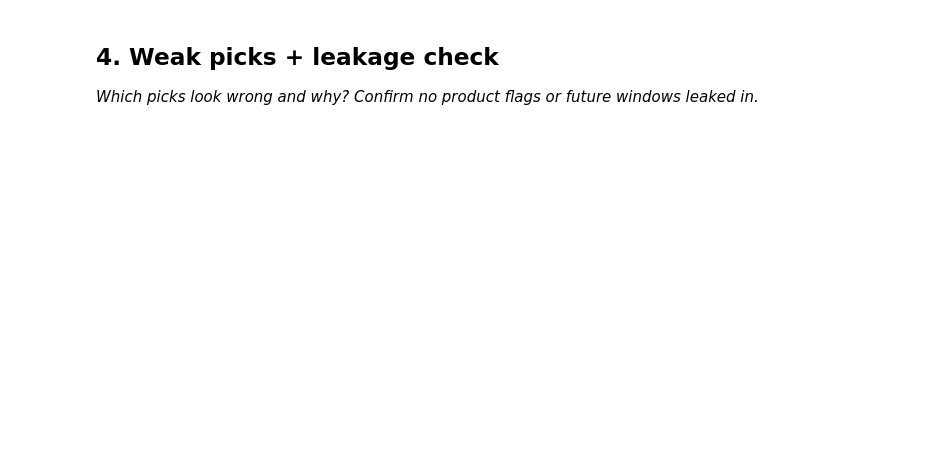
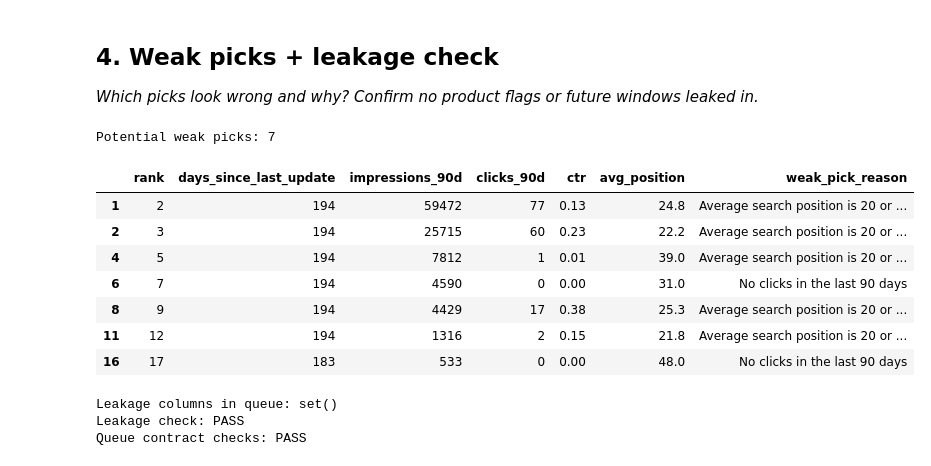
Before and after one commit to Swaraj0204/flyrank-ml-internship, a Jupyter notebook: work/notebooks/w04_baseline_score.ipynb, the cells around one changed output. Saved outputs shown, nothing was run; the diff lists cells and outputs as text; code cells hidden in the pictures; blank space fills up the shorter version.

```diff
--- a/work/notebooks/w04_baseline_score.ipynb
+++ b/work/notebooks/w04_baseline_score.ipynb
@@ -36,0 +197,67 @@ This skeleton is yours to fill. Work the sections **in order** — each one has
+# %%
+
+# Identify potentially weak recommendations.
+# These are candidates for manual review, not automatically wrong picks.
+
+weak_picks = ranked[
+    (ranked["clicks_90d"] == 0) |
+    (ranked["avg_position"] >= 20)
+].copy()
+
+weak_picks["weak_pick_reason"] = weak_picks.apply(
+    lambda row: (
+        "No clicks in the last 90 days"
+        if row["clicks_90d"] == 0
+        else "Average search position is 20 or worse"
+    ),
+    axis=1
+)
+
+print("Potential weak picks:", len(weak_picks))
+display(
+    weak_picks[
+        [
+            "rank",
+            "days_since_last_update",
+            "impressions_90d",
+            "clicks_90d",
+            "ctr",
+            "avg_position",
+            "weak_pick_reason"
+        ]
+    ]
+)
+
+# Leakage checks: do not use label-derived trend fields as features.
+forbidden_features = {"trend_pct", "trend_direction"}
+
+queue_columns = set(ranked.columns)
+leakage_columns_present = forbidden_features.intersection(queue_columns)
+
+print("\nLeakage columns in queue:", leakage_columns_present)
+assert not leakage_columns_present, (
+    "Leakage detected: trend columns must not be in the queue."
+)
+
+# Verify the queue contract.
+assert ranked["score"].notna().all()
+assert ranked["reason_code"].nunique() == 1
+assert ranked["action"].nunique() == 1
+assert ranked["rank"].is_monotonic_increasing
+assert ranked["score"].is_monotonic_decreasing
+
+print("Leakage check: PASS")
+print("Queue contract checks: PASS")
+# %% [output]
+Potential weak picks: 7
+|  | rank | days_since_last_update | impressions_90d | clicks_90d | ctr | avg_position | weak_pick_reason |
+| 1 | 2 | 194 | 59472 | 77 | 0.13 | 24.8 | Average search position is 20 or ... |
+| 2 | 3 | 194 | 25715 | 60 | 0.23 | 22.2 | Average search position is 20 or ... |
+| 4 | 5 | 194 | 7812 | 1 | 0.01 | 39.0 | Average search position is 20 or ... |
+| 6 | 7 | 194 | 4590 | 0 | 0.00 | 31.0 | No clicks in the last 90 days |
+| 8 | 9 | 194 | 4429 | 17 | 0.38 | 25.3 | Average search position is 20 or ... |
+| 11 | 12 | 194 | 1316 | 2 | 0.15 | 21.8 | Average search position is 20 or ... |
+| 16 | 17 | 183 | 533 | 0 | 0.00 | 48.0 | No clicks in the last 90 days |
+Leakage columns in queue: set()
+Leakage check: PASS
+Queue contract checks: PASS
```
Also changed, not shown: parts of 10 cells of this notebook.
